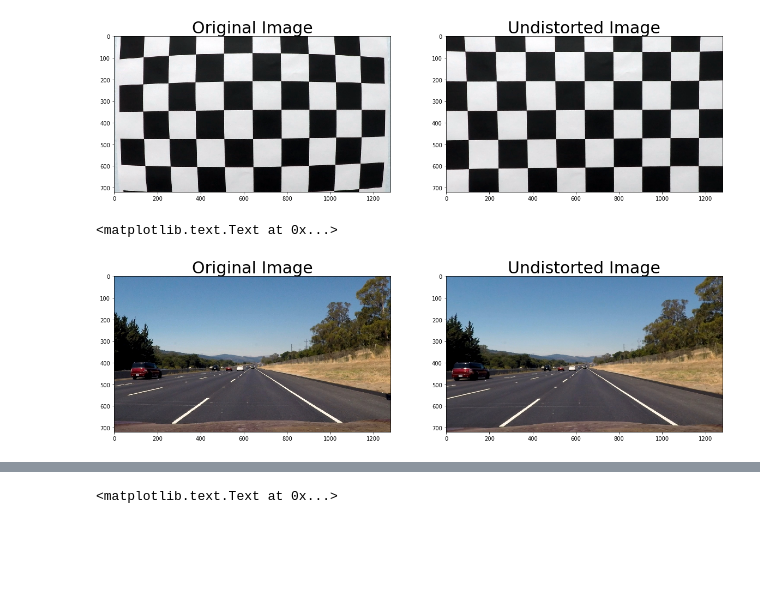
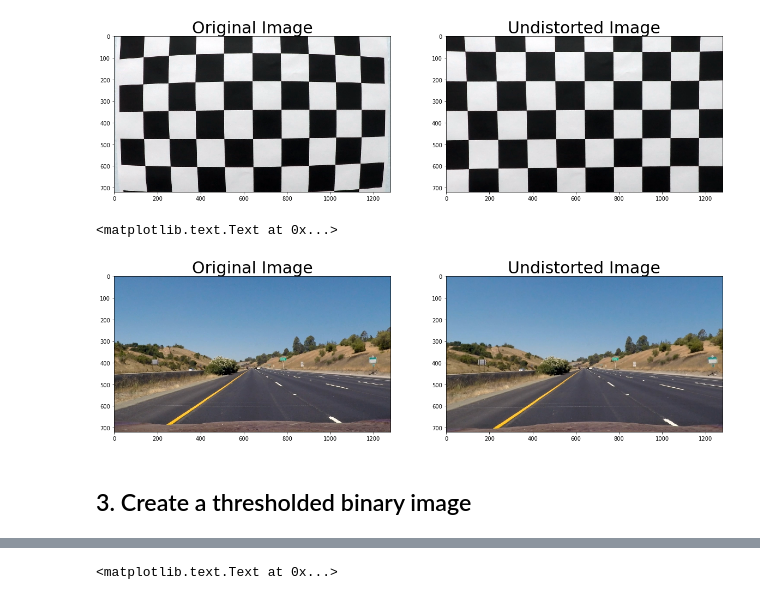
Before and after one commit to kaiulrich/kulrich_CarND-Advanced-Lane-Lines, a Jupyter notebook: Camera Calibration and Undistorting.ipynb, the cells around one changed output, grey strips where cells are left out. Drawn from its saved outputs; the diff is of its cells as text; code cells hidden in the pictures; blank space fills up the shorter version.

```diff
--- a/Camera Calibration and Undistorting.ipynb
+++ b/Camera Calibration and Undistorting.ipynb
@@ -128,16 +128,18 @@ with open('camera_dist_pickle.p', mode='rb') as f:
     dist = dist_pickle["dist"]
 # %%
 # Test undistortion on an image
-img = cv2.cvtColor(cv2.imread ('test_images/straight_lines2.jpg'), cv2.COLOR_BGR2RGB)
+img = cv2.cvtColor(cv2.imread ('test_images/straight_lines1.jpg'), cv2.COLOR_BGR2RGB)
 
 # Do camera calibration given object points and image points
 img_undistort = undistort(img, mtx, dist)
 
 f, (ax1, ax2) = plt.subplots(1, 2, figsize=(20,10))
 ax1.imshow(img)
 ax1.set_title('Original Image', fontsize=30)
 ax2.imshow(img_undistort)
 ax2.set_title('Undistorted Image', fontsize=30)
 # %% [output]
 <matplotlib.text.Text at 0x...>
-[figure, old version]
+[figure, new version]
+# %% [markdown]
+## 3. Create a thresholded binary image
```
Also changed, not shown: parts of 8 cells of this notebook.
